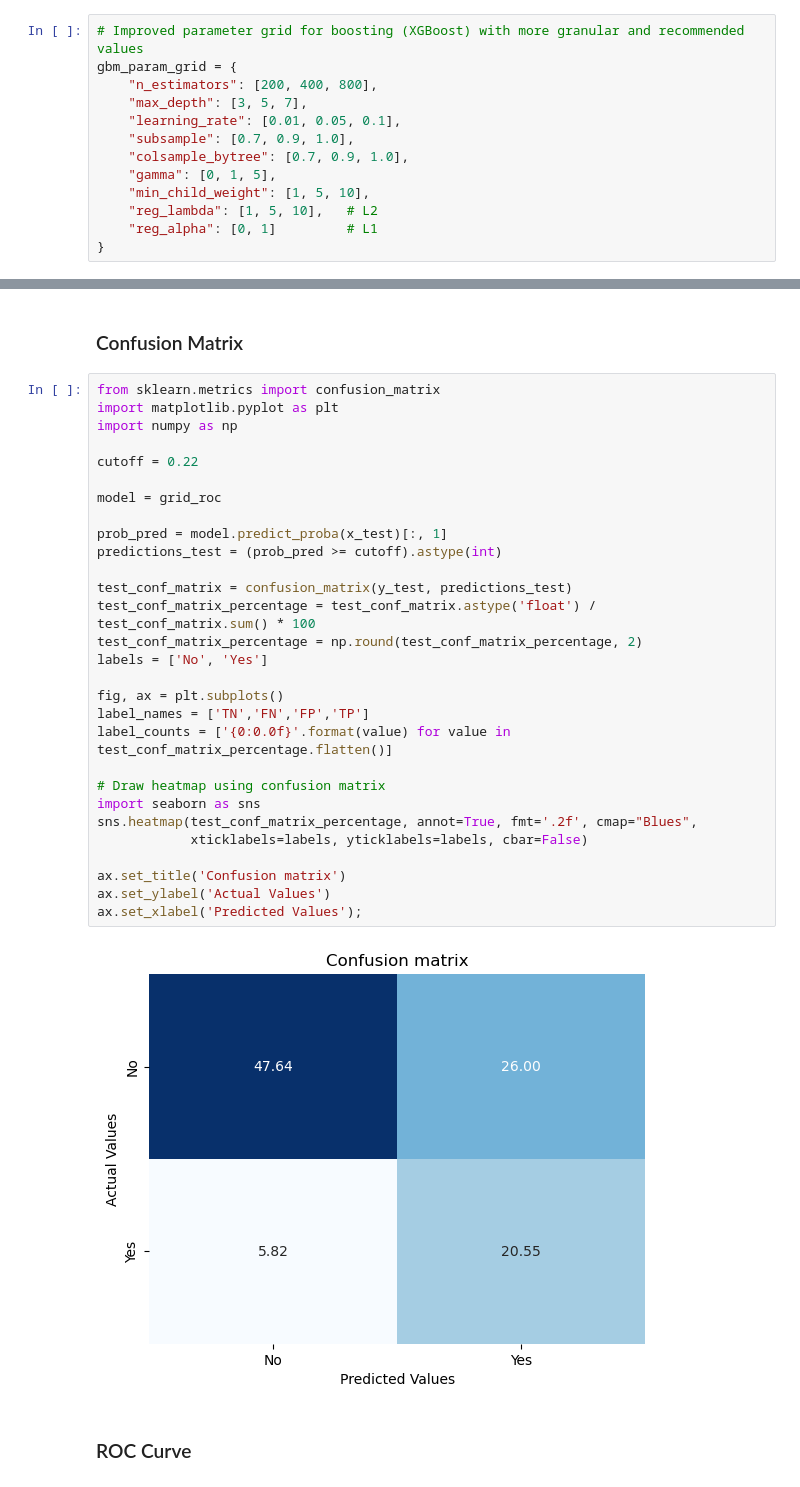
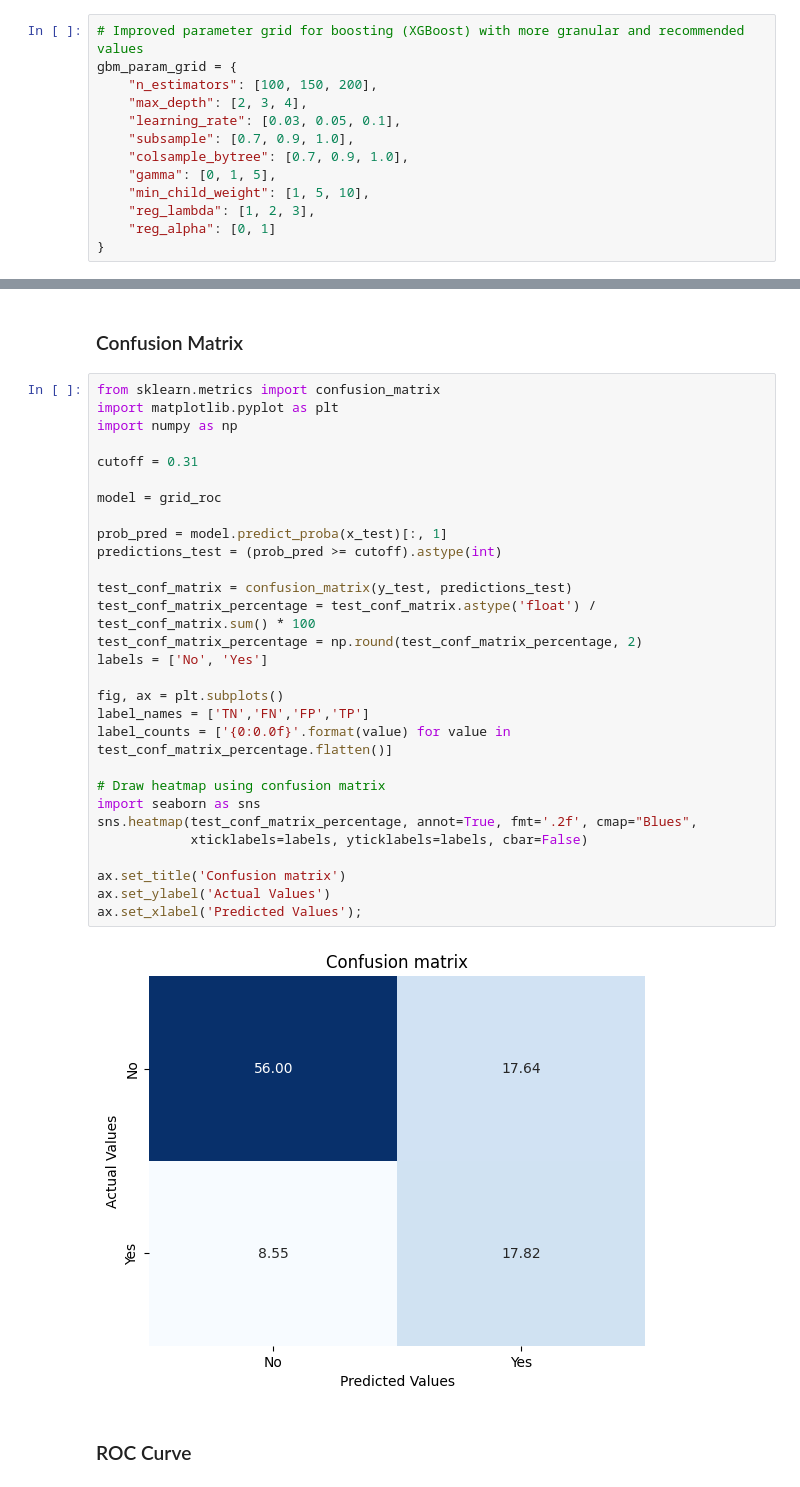
Before and after one commit to luisguareschi/group-project-ml-2, a Jupyter notebook: Boosting.ipynb, the cells around one changed output, grey strips where cells are left out. Drawn from its saved outputs; the diff is of its cells as text.

```diff
--- a/Boosting.ipynb
+++ b/Boosting.ipynb
@@ -76,15 +76,15 @@ warnings.filterwarnings(
 # %%
 # Improved parameter grid for boosting (XGBoost) with more granular and recommended values
 gbm_param_grid = {
-    "n_estimators": [200, 400, 800],
-    "max_depth": [3, 5, 7],
-    "learning_rate": [0.01, 0.05, 0.1],
+    "n_estimators": [100, 150, 200],
+    "max_depth": [2, 3, 4],
+    "learning_rate": [0.03, 0.05, 0.1],
     "subsample": [0.7, 0.9, 1.0],
     "colsample_bytree": [0.7, 0.9, 1.0],
     "gamma": [0, 1, 5],
     "min_child_weight": [1, 5, 10],
-    "reg_lambda": [1, 5, 10],   # L2
-    "reg_alpha": [0, 1]         # L1
+    "reg_lambda": [1, 2, 3],
+    "reg_alpha": [0, 1]
 }
 # %%
 import time
@@ -164,34 +161,34 @@ Improvement:  3.7723 %
 # %%
 from sklearn.metrics import confusion_matrix
 import matplotlib.pyplot as plt
 import numpy as np
 
-cutoff = 0.22
+cutoff = 0.31
 
 model = grid_roc
 
 prob_pred = model.predict_proba(x_test)[:, 1]
 predictions_test = (prob_pred >= cutoff).astype(int)
 
 test_conf_matrix = confusion_matrix(y_test, predictions_test)
 test_conf_matrix_percentage = test_conf_matrix.astype('float') / test_conf_matrix.sum() * 100
 test_conf_matrix_percentage = np.round(test_conf_matrix_percentage, 2)
 labels = ['No', 'Yes']
 
 fig, ax = plt.subplots()
 label_names = ['TN','FN','FP','TP']
 label_counts = ['{0:0.0f}'.format(value) for value in test_conf_matrix_percentage.flatten()]
 
 # Draw heatmap using confusion matrix
 import seaborn as sns
 sns.heatmap(test_conf_matrix_percentage, annot=True, fmt='.2f', cmap="Blues",
             xticklabels=labels, yticklabels=labels, cbar=False)
 
 ax.set_title('Confusion matrix')
 ax.set_ylabel('Actual Values')
 ax.set_xlabel('Predicted Values');
 # %% [output]
-[figure, old version]
+[figure, new version]
 # %% [markdown]
 ### ROC Curve
 # %%
```
Also changed, not shown: parts of 7 cells of this notebook, 1 other file.
